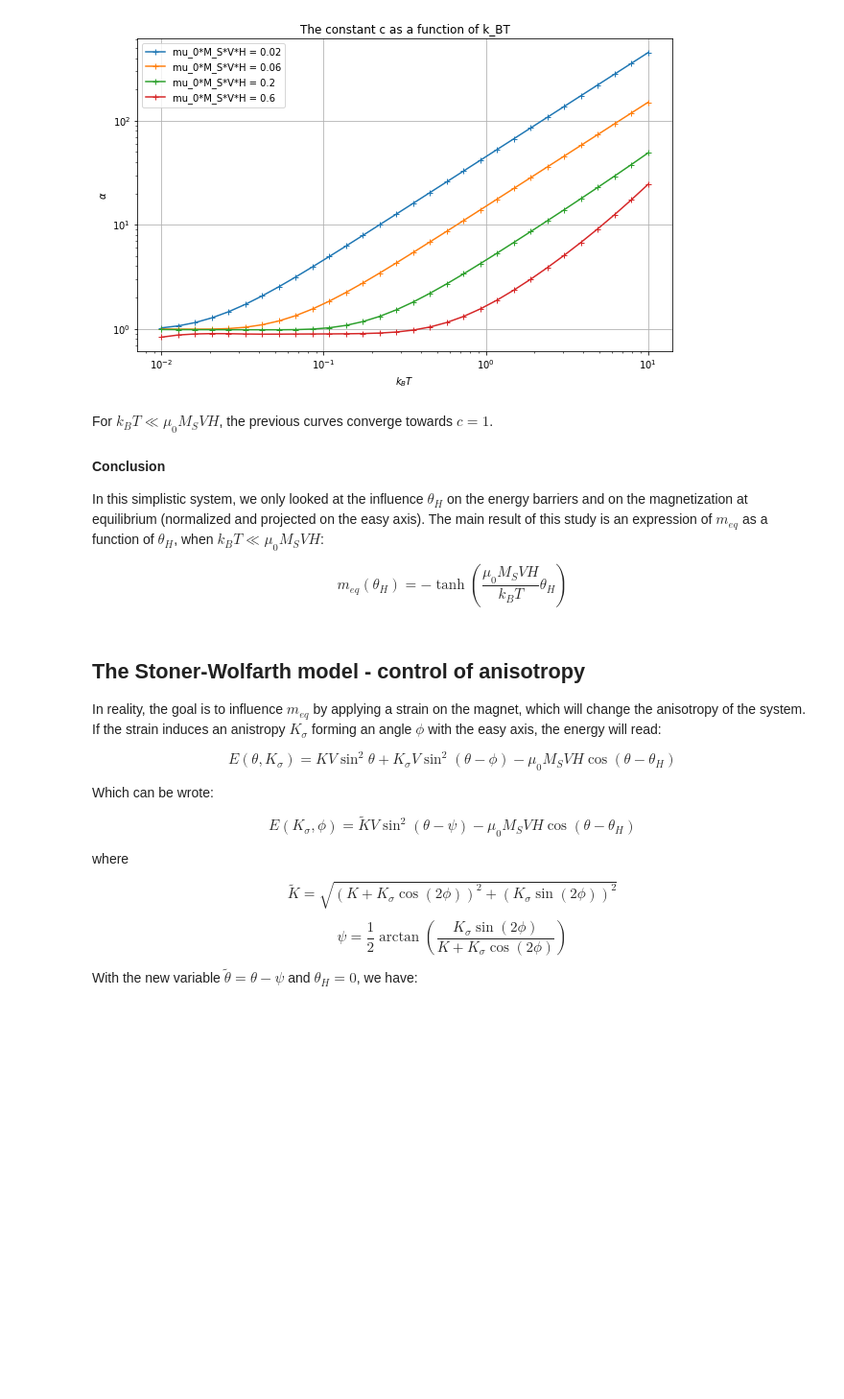
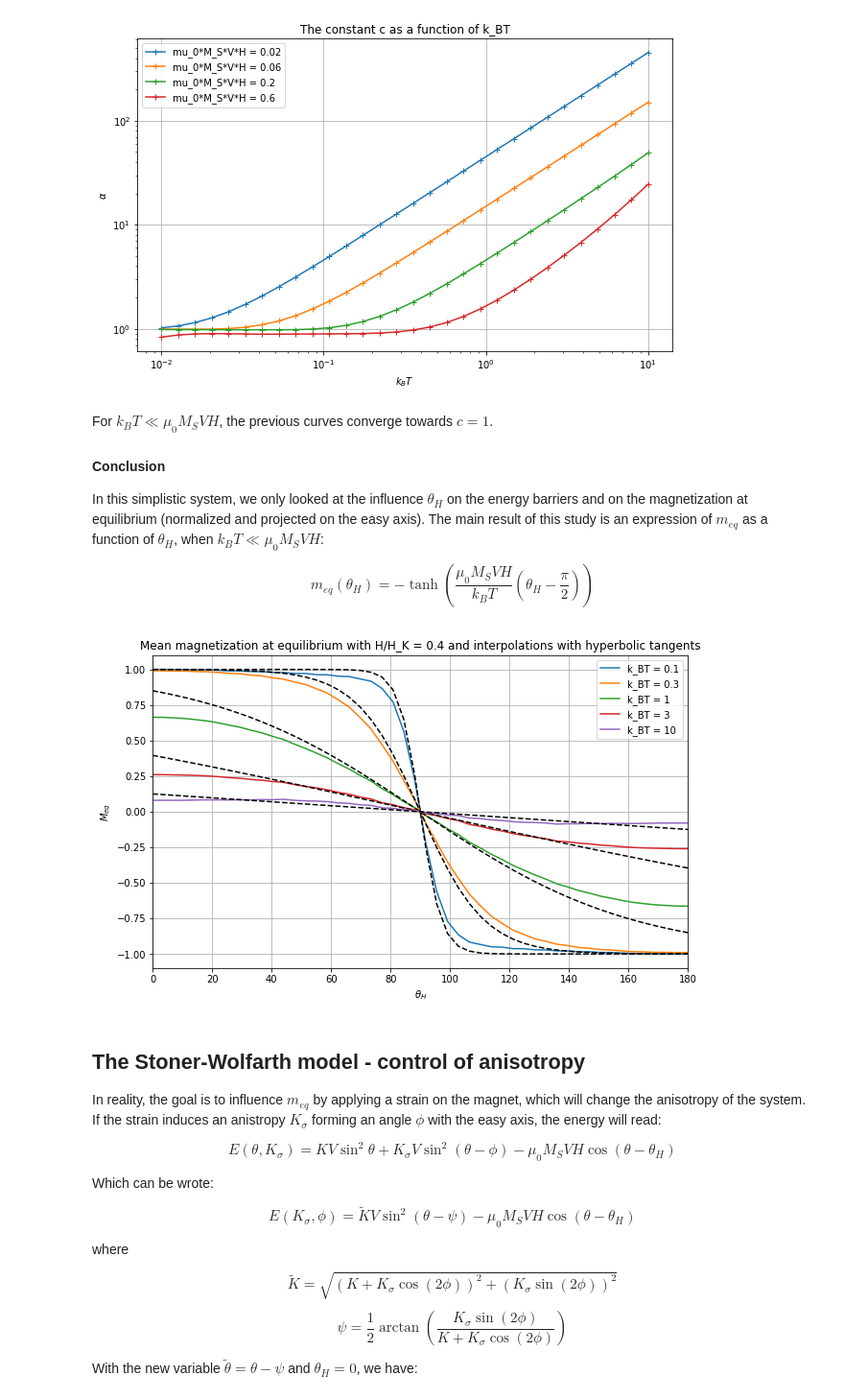
Before and after one commit to spintronic-computing-group/spnc, a Jupyter notebook: notebooks/SPNC-anisotropy/SPNC-Anisotropy.ipynb, the cells around one changed output. Shown at 96% size. Cells and saved outputs as stored; diff of their text form; code cells hidden in the pictures; blank space fills up the shorter version.

```diff
--- a/notebooks/SPNC-anisotropy/SPNC-Anisotropy.ipynb
+++ b/notebooks/SPNC-anisotropy/SPNC-Anisotropy.ipynb
@@ -399,7 +425,21 @@ For $k_BT\ll\mu_0M_SVH$, the previous curves converge towards $c=1$.
 
 In this simplistic system, we only looked at the influence $\theta_H$ on the energy barriers and on the magnetization at equilibrium (normalized and projected on the easy axis). The main result of this study is an expression of $m_{eq}$ as a function of $\theta_H$, when $k_BT \ll \mu_0M_SVH$:
 
-$$m_{eq}(\theta_H)=-\tanh{\left(\frac{\mu_0M_SVH}{k_BT}\theta_H\right)}$$
+$$m_{eq}(\theta_H)=-\tanh{\left(\frac{\mu_0M_SVH}{k_BT}\left(\theta_H-\frac{\pi}{2}\right)\right)}$$
+# %%
+plt.figure(figsize = (10,6))
+for i in range(len(Temperatures)):
+    plt.plot(Theta_H,Mag_eq_T[i],label="k_BT = "+str(Temperatures[i]))
+    plt.plot(Theta_H,-np.tanh(mu_0*M_S*V*H*(Theta_H-90)*np.pi/180/Temperatures[i]),'k--')
+plt.xlim(0,180)
+plt.legend(loc="best")
+plt.grid(True)
+plt.xlabel(r'$\theta_H$')
+plt.ylabel(r'$M_{eq}$')
+plt.title("Mean magnetization at equilibrium with H/H_K = "+str(H/H_K)+" and interpolations with hyperbolic tangents")
+plt.show()
+# %% [output]
+[figure, added]
 # %% [markdown]
 ## The Stoner-Wolfarth model -  control of anisotropy
 
```
Also changed, not shown: parts of 7 cells of this notebook, 1 other file.
